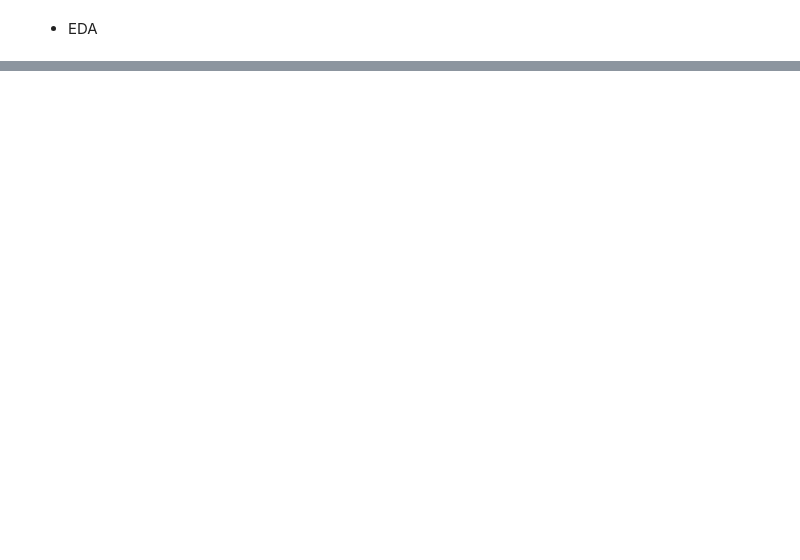
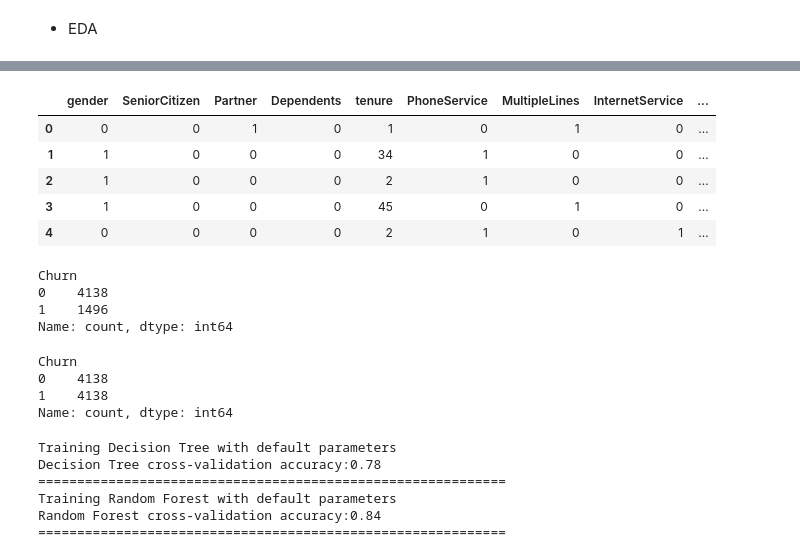
Before and after one commit to ranashahzaib12/customer-churn-prediction, a Jupyter notebook: notebooks/churn.ipynb, the cells around one changed output, grey strips where cells are left out. Saved outputs shown, nothing was run; the diff lists cells and outputs as text; code cells hidden in the pictures; blank space fills up the shorter version.

```diff
--- a/notebooks/churn.ipynb
+++ b/notebooks/churn.ipynb
@@ -85,0 +280,2 @@ distribution(df,'TotalCharges')
+# %%
+df['Churn'] = df['Churn'].replace({'Yes': 1 , 'No': 0})
@@ -85,0 +289,18 @@ distribution(df,'TotalCharges')
+# %%
+obj_features = df.select_dtypes(include=['object', 'category']).columns.tolist()
+# %%
+# Applyin Encoding on Categorical Columns
+import pickle
+
+encoders = {}
+
+for col in obj_features:
+    Label_encoder = LabelEncoder()
+    df[col]= Label_encoder.fit_transform(df[col])
+    encoders[col] = Label_encoder
+
+# saving ENcoding
+# For When the new data will come it will first change to the Encoding values
+
+with open('encoder.pkl' , 'wb') as file:
+    pickle.dump(encoders, file)
@@ -85,0 +325,21 @@ distribution(df,'TotalCharges')
+# %%
+df.head()
+# %% [output]
+|  | gender | SeniorCitizen | Partner | Dependents | tenure | PhoneService | MultipleLines | InternetService | ... |
+| 0 | 0 | 0 | 1 | 0 | 1 | 0 | 1 | 0 | ... |
+| 1 | 1 | 0 | 0 | 0 | 34 | 1 | 0 | 0 | ... |
+| 2 | 1 | 0 | 0 | 0 | 2 | 1 | 0 | 0 | ... |
+| 3 | 1 | 0 | 0 | 0 | 45 | 0 | 1 | 0 | ... |
+| 4 | 0 | 0 | 0 | 0 | 2 | 1 | 0 | 1 | ... |
+# %%
+x = df.drop(columns=['Churn'])
+y = df['Churn']
+# Split data
+X_train, X_test, y_train, y_test = train_test_split(x, y, test_size=0.2, random_state=42)
+
+print(y_train.value_counts())
+# %% [output]
+Churn
+0    4138
+1    1496
+Name: count, dtype: int64
@@ -85,0 +350,37 @@ distribution(df,'TotalCharges')
+# %%
+print(y_smote.value_counts())
+# %% [output]
+Churn
+0    4138
+1    4138
+Name: count, dtype: int64
+# %%
+# dictionary of models
+models = {
+    "Decision Tree": DecisionTreeClassifier(random_state=42),
+    "Random Forest": RandomForestClassifier(random_state=42)
+    }
+
+# dictionary to store the cross-validation results
+cv_scores = {}
+from sklearn.model_selection import StratifiedKFold, cross_val_score
+# Define Stratified K-Fold
+skf = StratifiedKFold(n_splits=5, shuffle=True, random_state=42)
+
+
+# perform 5-fold cross validation for each model
+for model_name, model in models.items():
+    print(f"Training {model_name} with default parameters")
+    # Change this LINE
+    # scores = cross_val_score(model, x_smote, y_smote, cv=skf, scoring="accuracy")
+    scores = cross_val_score(model, x_smote, y_smote, cv=5, scoring="accuracy")
+    cv_scores[model_name] = scores
+    print(f"{model_name} cross-validation accuracy:{np.mean(scores):.2f}")
+    print('='*60)
+# %% [output]
+Training Decision Tree with default parameters
+Decision Tree cross-validation accuracy:0.78
+============================================================
+Training Random Forest with default parameters
+Random Forest cross-validation accuracy:0.84
+============================================================
```
Also changed, not shown: parts of 36 cells of this notebook, 2 other files.
